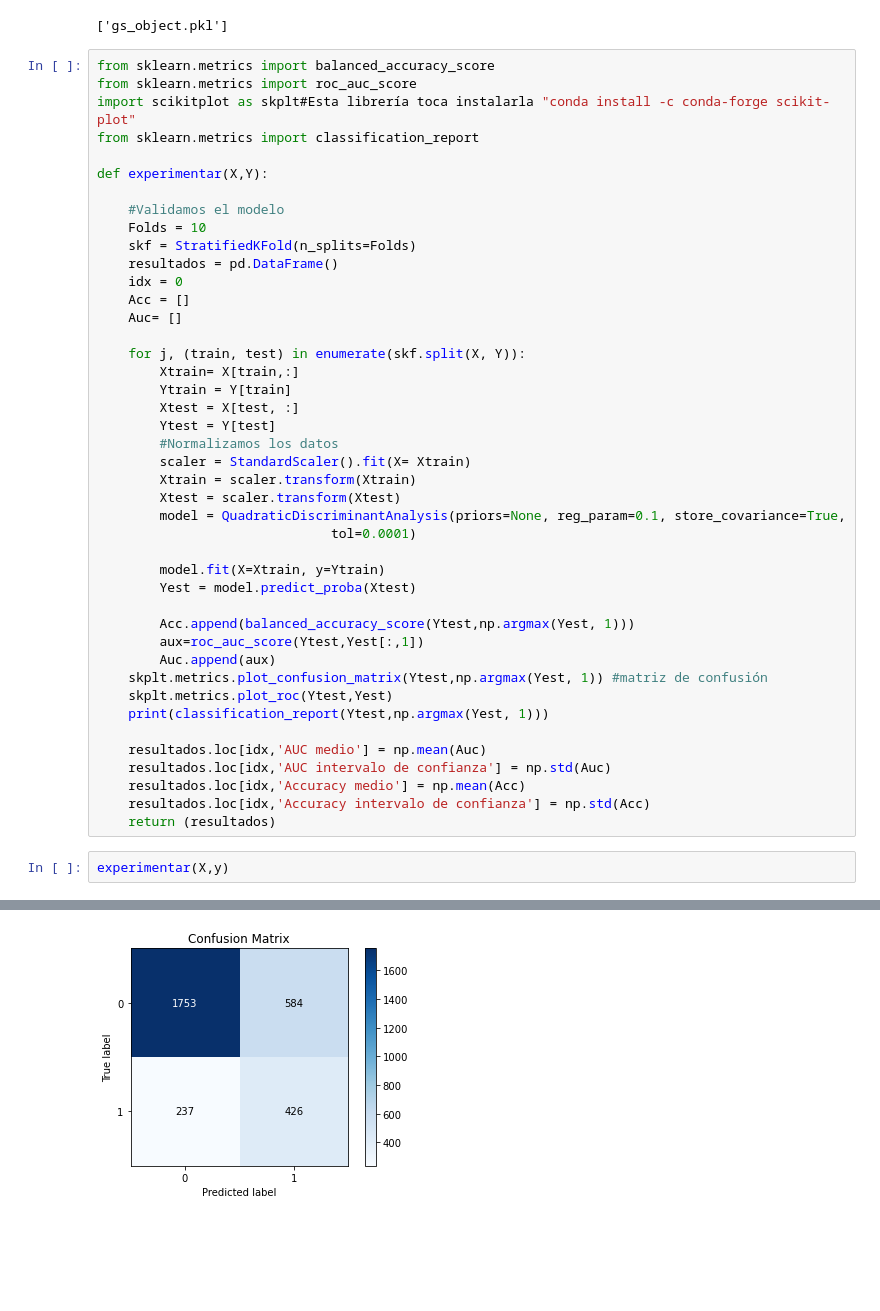
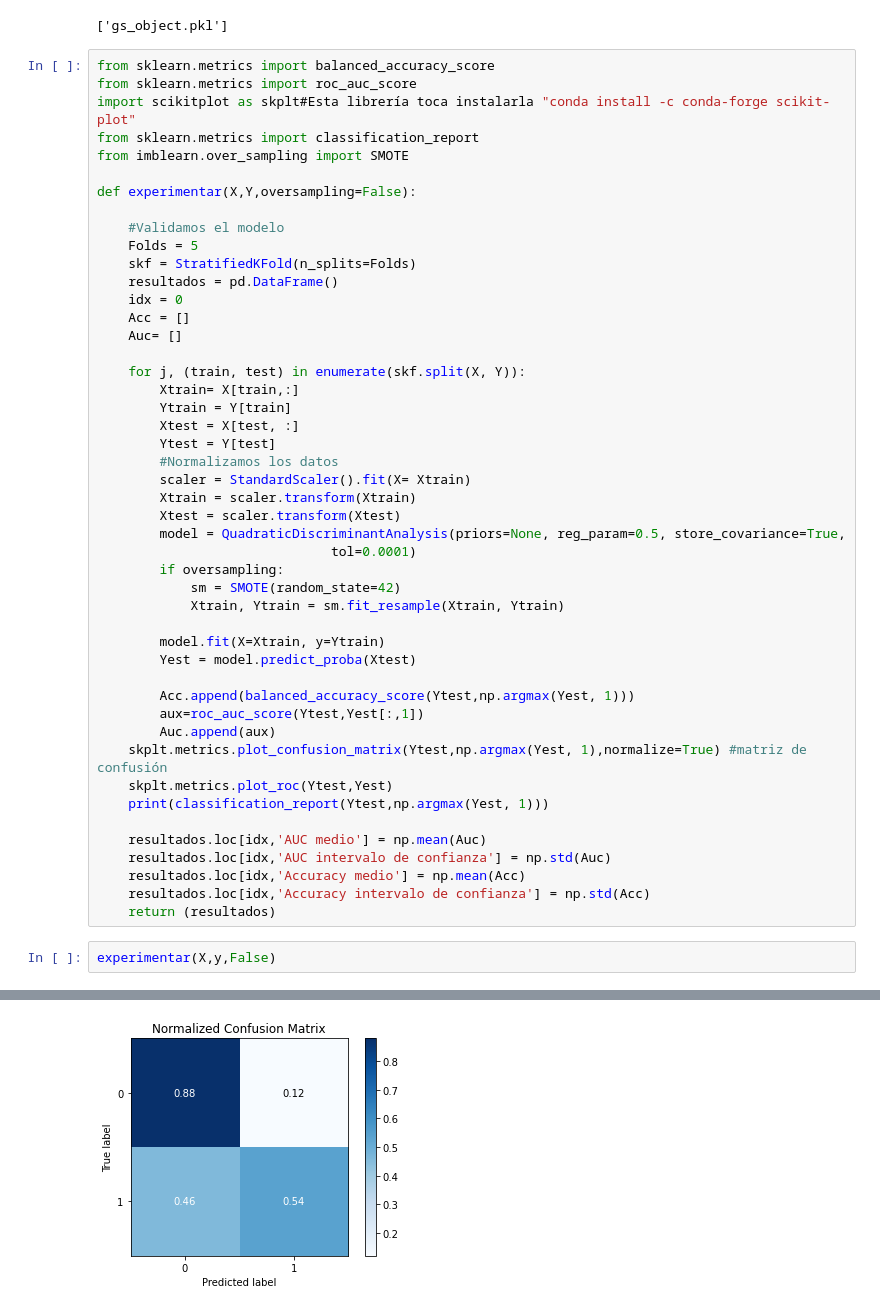
Before and after one commit to Dfriveraa/Default-of-credit-card-clients-project, a Jupyter notebook: Experimentos/Análisis discriminante cuadrático/Normal.ipynb, the cells around one changed output, grey strips where cells are left out. Drawn from its saved outputs; the diff is of its cells as text; blank space fills up the shorter version.

```diff
--- a/Experimentos/Análisis discriminante cuadrático/Normal.ipynb
+++ b/Experimentos/Análisis discriminante cuadrático/Normal.ipynb
@@ -49,11 +49,12 @@ from sklearn.metrics import balanced_accuracy_score
 from sklearn.metrics import roc_auc_score
 import scikitplot as skplt#Esta librería toca instalarla "conda install -c conda-forge scikit-plot"
 from sklearn.metrics import classification_report
+from imblearn.over_sampling import SMOTE
 
-def experimentar(X,Y):
+def experimentar(X,Y,oversampling=False):
 
     #Validamos el modelo
-    Folds = 10
+    Folds = 5
     skf = StratifiedKFold(n_splits=Folds)
     resultados = pd.DataFrame()
     idx = 0
@@ -69,8 +70,11 @@ def experimentar(X,Y):
         scaler = StandardScaler().fit(X= Xtrain)
         Xtrain = scaler.transform(Xtrain)
         Xtest = scaler.transform(Xtest)
-        model = QuadraticDiscriminantAnalysis(priors=None, reg_param=0.1, store_covariance=True,
+        model = QuadraticDiscriminantAnalysis(priors=None, reg_param=0.5, store_covariance=True,
                               tol=0.0001)
+        if oversampling:
+            sm = SMOTE(random_state=42)
+            Xtrain, Ytrain = sm.fit_resample(Xtrain, Ytrain)
 
         model.fit(X=Xtrain, y=Ytrain)
         Yest = model.predict_proba(Xtest)
@@ -78,7 +82,7 @@ def experimentar(X,Y):
         Acc.append(balanced_accuracy_score(Ytest,np.argmax(Yest, 1)))
         aux=roc_auc_score(Ytest,Yest[:,1])
         Auc.append(aux)
-    skplt.metrics.plot_confusion_matrix(Ytest,np.argmax(Yest, 1)) #matriz de confusión
+    skplt.metrics.plot_confusion_matrix(Ytest,np.argmax(Yest, 1),normalize=True) #matriz de confusión
     skplt.metrics.plot_roc(Ytest,Yest)
     print(classification_report(Ytest,np.argmax(Yest, 1)))
 
@@ -88,7 +92,7 @@ def experimentar(X,Y):
     resultados.loc[idx,'Accuracy intervalo de confianza'] = np.std(Acc)
     return (resultados)
 # %%
-experimentar(X,y)
+experimentar(X,y,False)
 # %% [output]
               precision    recall  f1-score   support
 
@@ -103 +107 @@ weighted avg       0.78      0.73      0.74      3000
-[figure, old version]
+[figure, new version]
```
Also changed, not shown: parts of 2 cells of this notebook, 4 other files.
